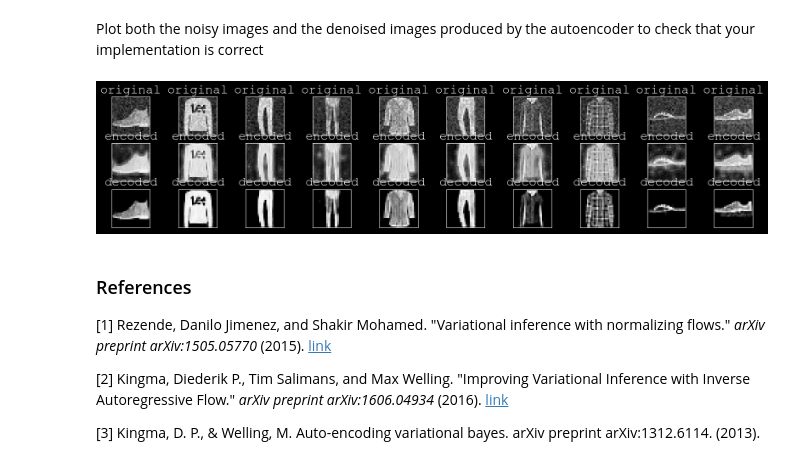
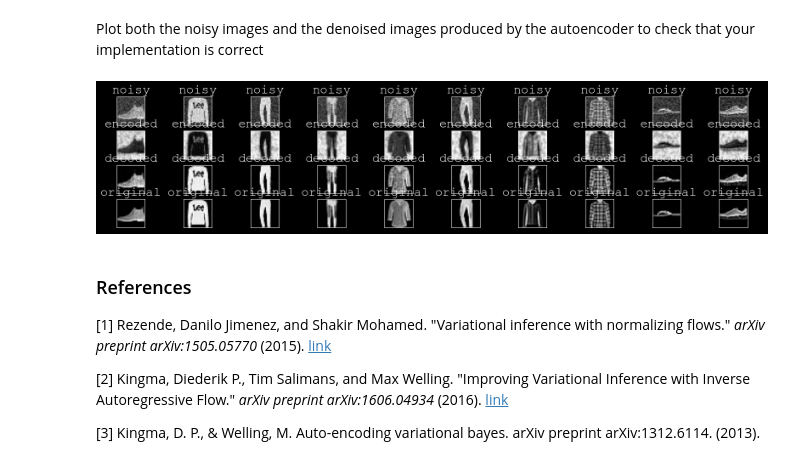
Before and after one commit to peladeaucome/atiam_ml, a Jupyter notebook: 09a_auto_encoders.ipynb, the cells around one changed output. Cells and saved outputs as stored; diff of their text form; code cells hidden in the pictures.

```diff
--- a/09a_auto_encoders.ipynb
+++ b/09a_auto_encoders.ipynb
@@ -458,7 +458,7 @@ class DenoisingAE(AE):
 
 encoder = nn.Sequential(nn.Conv2d(1, 5, 3, padding = 1),nn.ReLU(),
                         nn.Conv2d(5, 3, 3, padding = 1),nn.ReLU(),
-                        nn.Conv2d(3, 1, 3, padding = 1)
+                        nn.Conv2d(3, 1, 3, padding = 1),nn.Sigmoid()
                        )
 
 decoder = nn.Sequential(nn.ConvTranspose2d(1, 3, 3, padding = 1),nn.ReLU(),
@@ -466,17 +466,18 @@ decoder = nn.Sequential(nn.ConvTranspose2d(1, 3, 3, padding = 1),nn.ReLU(),
                         nn.ConvTranspose2d(5, 1, 3, padding = 1),nn.Sigmoid()
                        )
 
-denoiser = DenoisingAE(encoder,decoder).to(device)
+denoiser = DenoisingAE(encoder,decoder)
 # %% [markdown]
 Write down the full optimization loop to optimize your denoising auto-encoder
 # %%
 ######################
 # YOUR CODE GOES HERE
 ######################
+denoiser = denoiser.to(device)
 train_loader_iter = iter(train_loader)
 train_loader_noisy_iter = iter(train_loader_noisy)
 # Learning rate
-learning_rate = 1e-2
+learning_rate = 1e-3
 
 #Loss Function
 loss_fn = torch.nn.MSELoss(reduction='sum')
@@ -487,8 +488,6 @@ for t in range(20):
     full_loss = torch.Tensor([0])
     train_loader_iter = iter(train_loader)
     train_loader_noisy_iter = iter(train_loader_noisy)
-    test_loader_iter = iter(train_loader)
-    test_loader_noisy_iter = iter(train_loader_noisy)
     # Forward pass: compute predicted y by passing x to the model.
     for i in range(len(train_loader_noisy)):
         x_train, labels = next(train_loader_iter)
@@ -507,16 +506,5 @@ for t in range(20):
         # Calling the step function to update the parameters
         optimizer.step()
     print(f"Train loss : {loss}")
-    for i in range(len(train_loader_noisy)):
-        x_test, labels = next(test_loader_iter)
-        x_test_noisy, labels = next(test_loader_noisy_iter)
-        x_test = x_train.to(device)
-        x_test_noisy = x_train_noisy.to(device)
-
-        #Computing the output
-        y_pred = denoiser(x_test_noisy)
-        # Compute the loss.
-        loss = loss_fn(y_pred, x_test)
-    print(f"Validation loss : {loss}")
 # %% [output]
 Epoch : 0
@@ -541,35 +529,41 @@ Plot both the noisy images and the denoised images produced by the autoencoder t
 # %%
 ######################
 # YOUR CODE GOES HERE
 ######################
 denoiser = denoiser.to('cpu')
 x_test, labels = next(iter(test_loader))
 x_test_noisy, labels = next(iter(test_loader_noisy))
 encoded_imgs = denoiser.encoder(x_test_noisy)
 decoded_imgs = denoiser.decoder(encoded_imgs)
 plt.figure(figsize=(20, 4))
 for i in range(n):
-    ax = plt.subplot(3, n, i + 1)
-    plt.title("original")
+    ax = plt.subplot(4, n, i + 1)
+    plt.title("noisy")
     plt.imshow(x_test_noisy[i].cpu().detach().squeeze())
     ax.get_xaxis().set_visible(False)
     ax.get_yaxis().set_visible(False)
     plt.gray()
-    ax = plt.subplot(3, n, i + 1 + n)
+    ax = plt.subplot(4, n, i + 1 + n)
     plt.title("encoded")
     plt.imshow(encoded_imgs[i].detach().squeeze())
     ax.get_xaxis().set_visible(False)
     ax.get_yaxis().set_visible(False)
     plt.gray()
-    ax = plt.subplot(3, n, i + 1 + 2*n)
+    ax = plt.subplot(4, n, i + 1 + 2*n)
     plt.title("decoded")
     plt.imshow(decoded_imgs[i].detach().squeeze())
     ax.get_xaxis().set_visible(False)
     ax.get_yaxis().set_visible(False)
     plt.gray()
+    ax = plt.subplot(4, n, i + 1 + 3*n)
+    plt.title("original")
+    plt.imshow(x_test[i].squeeze())
+    ax.get_xaxis().set_visible(False)
+    ax.get_yaxis().set_visible(False)
+    plt.gray()
 plt.show()
 # %% [output]
-[figure, old version]
+[figure, new version]
 # %% [markdown]
 ### References
 
```
Also changed, not shown: parts of 5 cells of this notebook, 2 other files.
